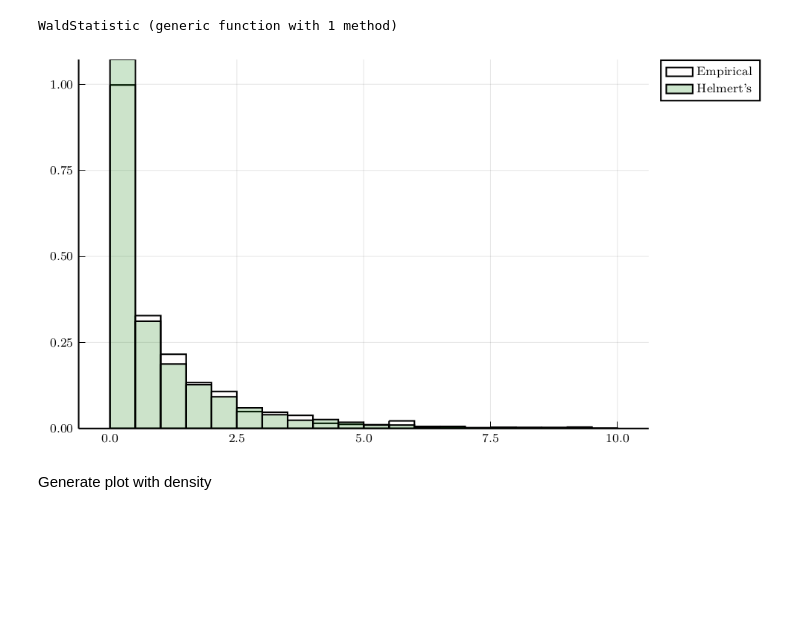
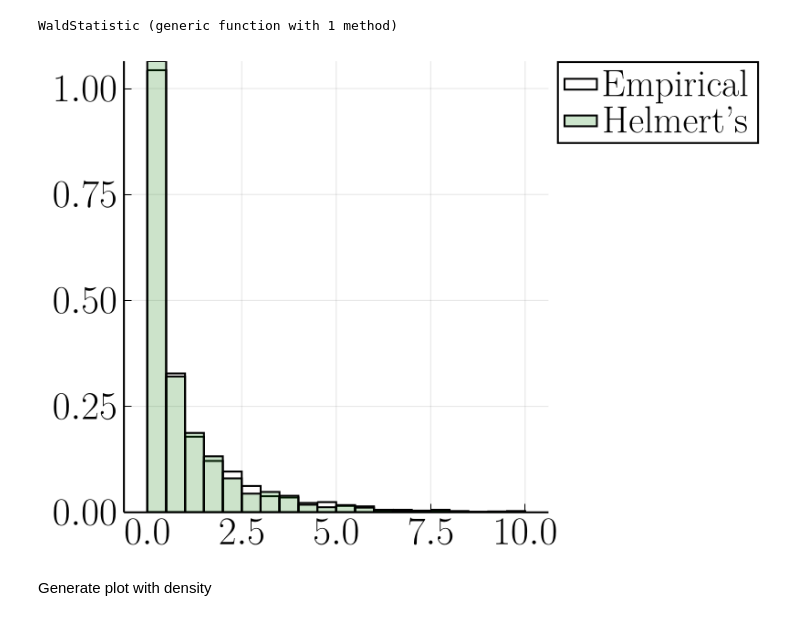
Before and after one commit to jsimons8/networkmodelssubspaces, a Jupyter notebook: wald-statistic-invar-sub.ipynb, the cells around one changed output. Cells and saved outputs as stored; diff of their text form; code cells hidden in the pictures; blank space fills up the shorter version.

```diff
--- a/wald-statistic-invar-sub.ipynb
+++ b/wald-statistic-invar-sub.ipynb
@@ -112,9 +112,15 @@ chsq = Chisq(1);
 reference = [rand(chsq) for _ in 1:mc_reps];
 # %%
 b_range = range(0, 10, length=21)
-histogram([waldresult reference], label=["Empirical" "Helmert's"],bins=b_range,normalize = :pdf, color=[:red :green],fillalpha=[0.01 0.2])
+histogram([waldresult reference], label=["Empirical" "Helmert's"],bins=b_range,normalize = :pdf,
+            color=[:red :green],
+            fillalpha=[0.01 0.2],
+            tickfontsize=20,
+            labelfontsize = 20,
+            legendfontsize = 20,
+            size = (400,400))
 # %% [output]
-[figure, old version]
+[figure, new version]
 # %% [markdown]
 Generate plot with density
 # %%
```
Also changed, not shown: parts of 9 cells of this notebook, 5 other files.
